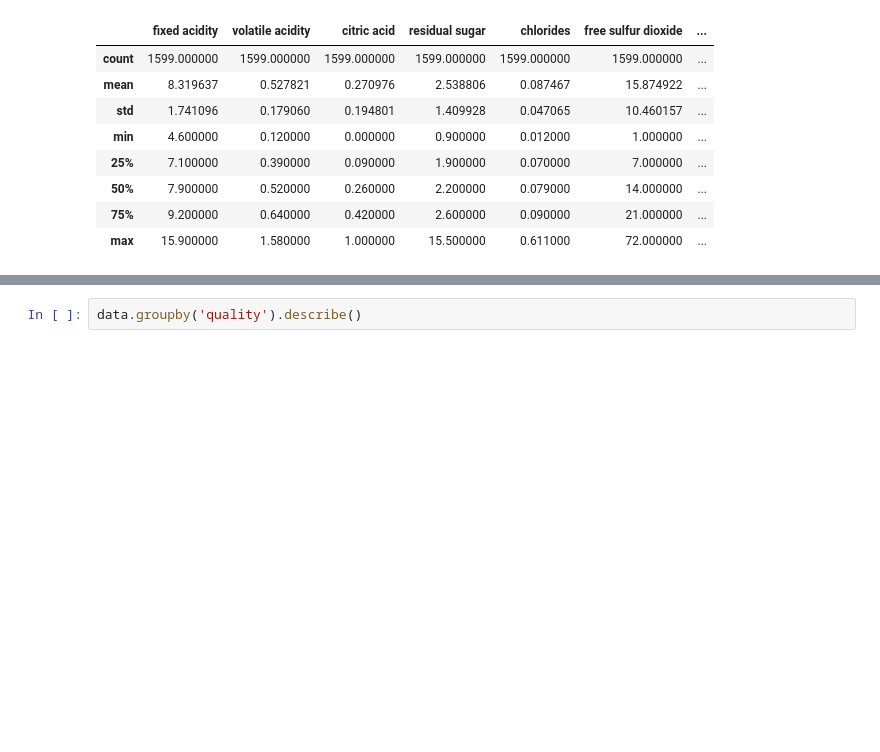
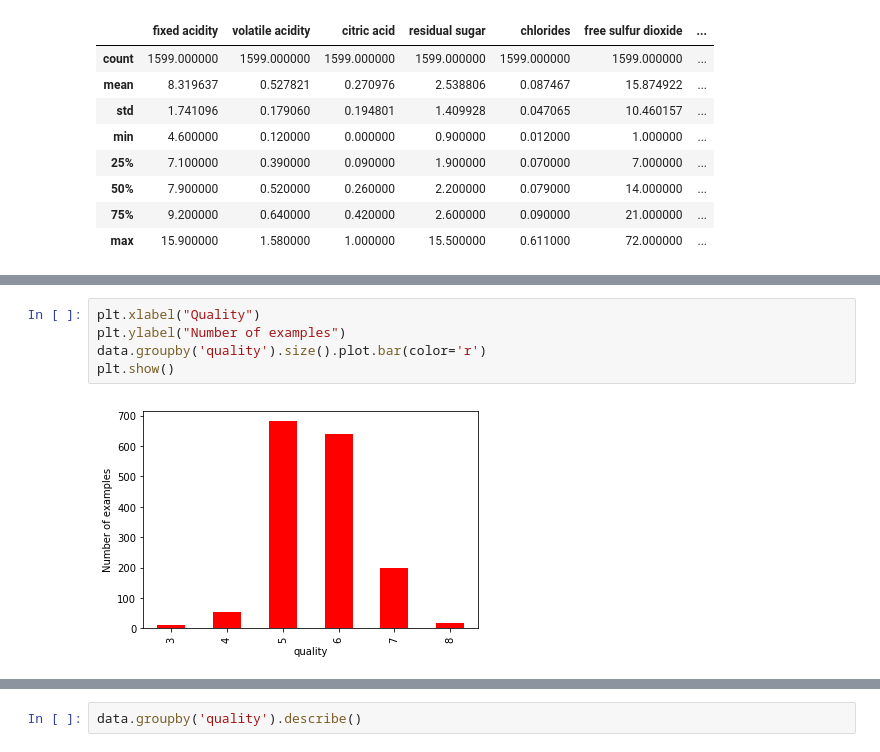
Before and after one commit to spiritedtechie/wine-quality-prediction, a Jupyter notebook: Wine Quality Data Analysis.ipynb, the cells around one changed output, grey strips where cells are left out. Drawn from its saved outputs; the diff is of its cells as text; blank space fills up the shorter version.

Commit message:
Added count per quality histogram. And count of duplicates.

```diff
--- a/Wine Quality Data Analysis.ipynb
+++ b/Wine Quality Data Analysis.ipynb
@@ -57,3 +52,10 @@ array([[<matplotlib.axes._subplots.AxesSubplot object at 0x...>,
 [figure]
+# %%
+plt.xlabel("Quality")
+plt.ylabel("Number of examples")
+data.groupby('quality').size().plot.bar(color='r')
+plt.show()
+# %% [output]
+[figure, added]
 # %%
 data.groupby('quality').hist(figsize=(15,10))
```
Also changed, not shown: parts of 8 cells of this notebook.
